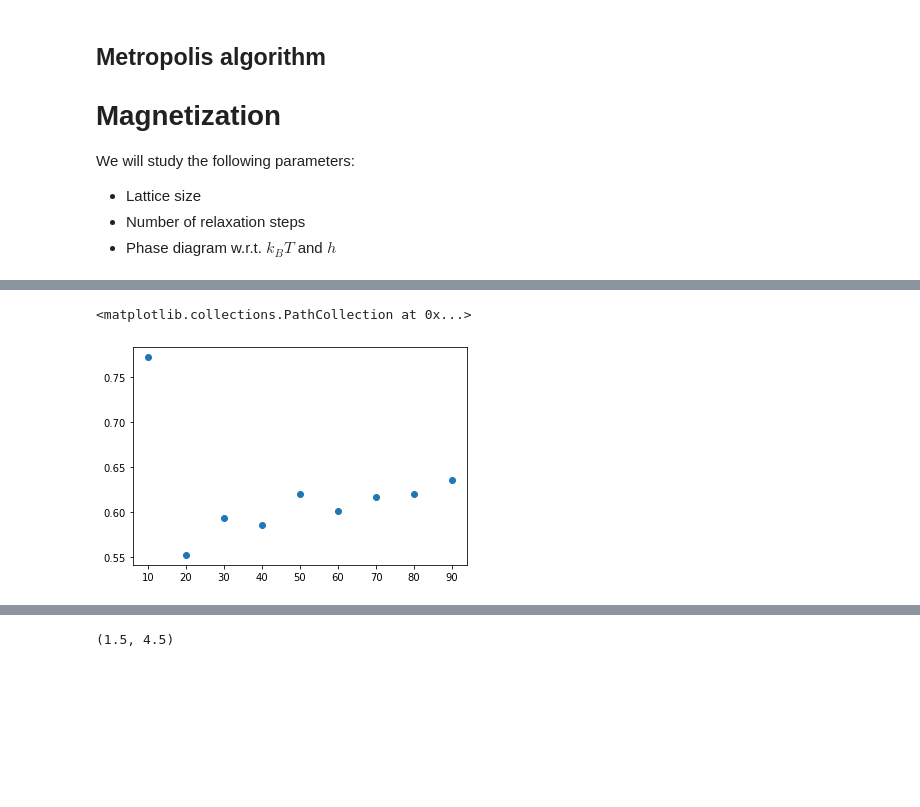
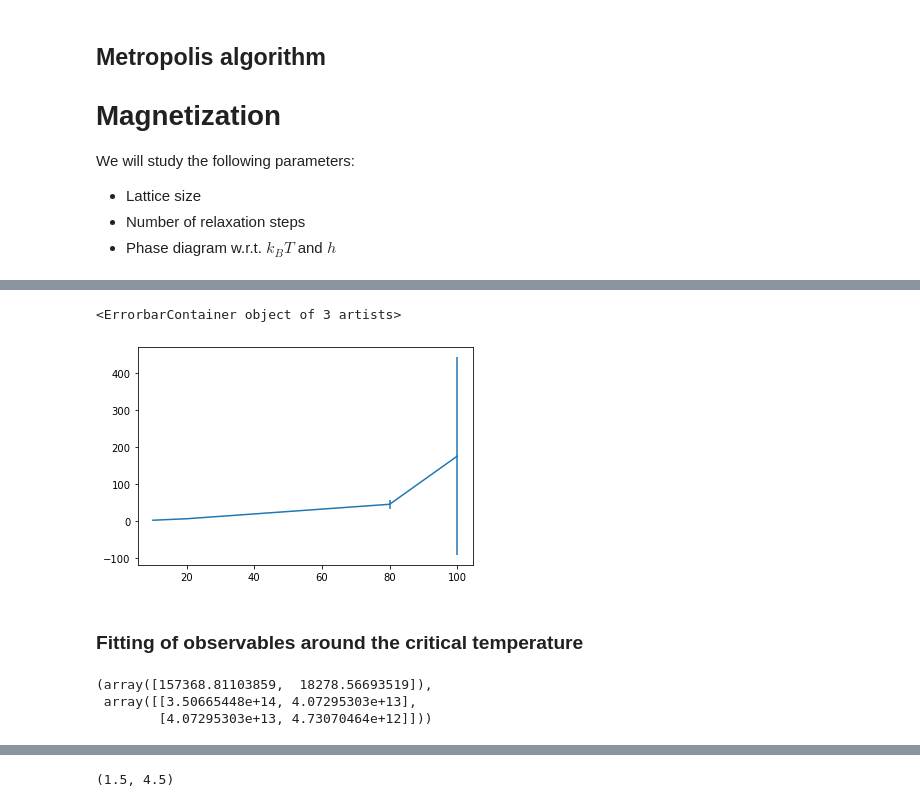
Before and after one commit to bernwo/AP3082-Ising-Model, a Jupyter notebook: scripts/results.ipynb, the cells around one changed output, grey strips where cells are left out. Drawn from its saved outputs; the diff is of its cells as text; code cells hidden in the pictures; blank space fills up the shorter version.

```diff
--- a/scripts/results.ipynb
+++ b/scripts/results.ipynb
@@ -12,3 +12,9 @@ import sys
 sys.setrecursionlimit(10000000)
 # %% [markdown]
 ### Example of how to run a simulation
+# %%
+# Define simulation parameters
+size = 50
+T_i = 1
+T_f = 1.5
+step = 0.01
@@ -136,5 +125,13 @@ Text(0.5, 1.0, 'Metropolis: lattice size dependence')
-# %%
-plt.scatter(lengths, taus_magnets)
-# %% [output]
-<matplotlib.collections.PathCollection at 0x...>
-[figure, removed]
+# %%
+taus = []
+error_taus = []
+for mag in magnets:
+    taus.append(np.array(mag)[3])
+    error_taus.append(np.array(mag)[4])
+taus
+plt.errorbar(lengths,taus,yerr=np.concatenate(error_taus))
+# %% [output]
+<ErrorbarContainer object of 3 artists>
+[figure, added]
+# %% [markdown]
+### Fitting of observables around the critical temperature
@@ -140,0 +151,6 @@ plt.scatter(lengths, taus_magnets)
+# %%
+curve_fit(func_critical_sus, red_t, susceptibility[1])
+# %% [output]
+(array([157368.81103859,  18278.56693519]),
+ array([[3.50665448e+14, 4.07295303e+13],
+        [4.07295303e+13, 4.73070464e+12]]))
```
Also changed, not shown: parts of 28 cells of this notebook, 4 other files.
